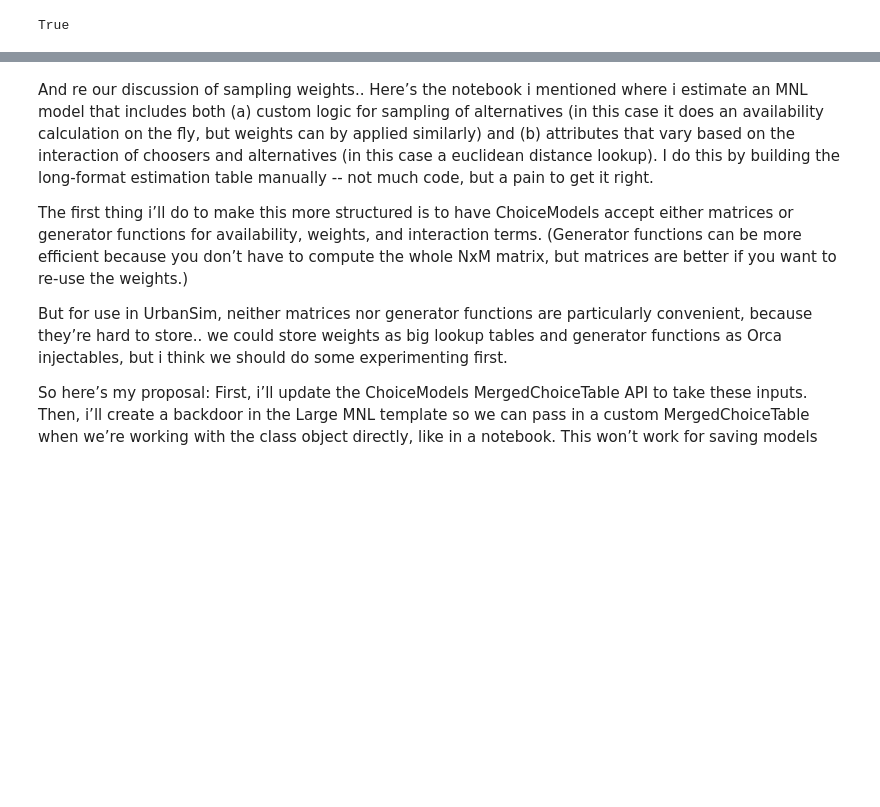
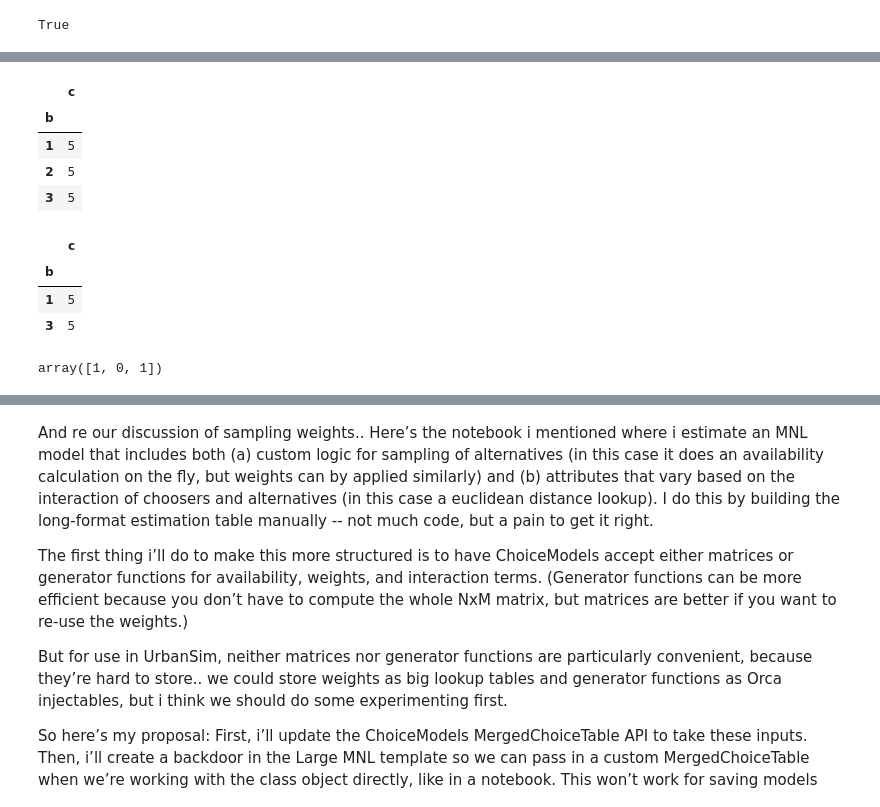
Before and after one commit to ual/ual_model_workspace, a Jupyter notebook: notebooks-sam/MergedChoiceTable-work.ipynb, the cells around one changed output, grey strips where cells are left out. Saved outputs shown, nothing was run; the diff lists cells and outputs as text; code cells hidden in the pictures; blank space fills up the shorter version.

```diff
--- a/notebooks-sam/MergedChoiceTable-work.ipynb
+++ b/notebooks-sam/MergedChoiceTable-work.ipynb
@@ -249,0 +259,20 @@ True
+# %%
+w = w.loc[1]
+w
+# %% [output]
+|  | c |
+| b |  |
+| 1 | 5 |
+| 2 | 5 |
+| 3 | 5 |
+# %%
+w.loc[~w.index.isin([2])]
+# %% [output]
+|  | c |
+| b |  |
+| 1 | 5 |
+| 3 | 5 |
+# %%
+np.repeat(1, 3) * [True, False, True]
+# %% [output]
+array([1, 0, 1])
```
Also changed, not shown: parts of 3 cells of this notebook, 1 other file.
